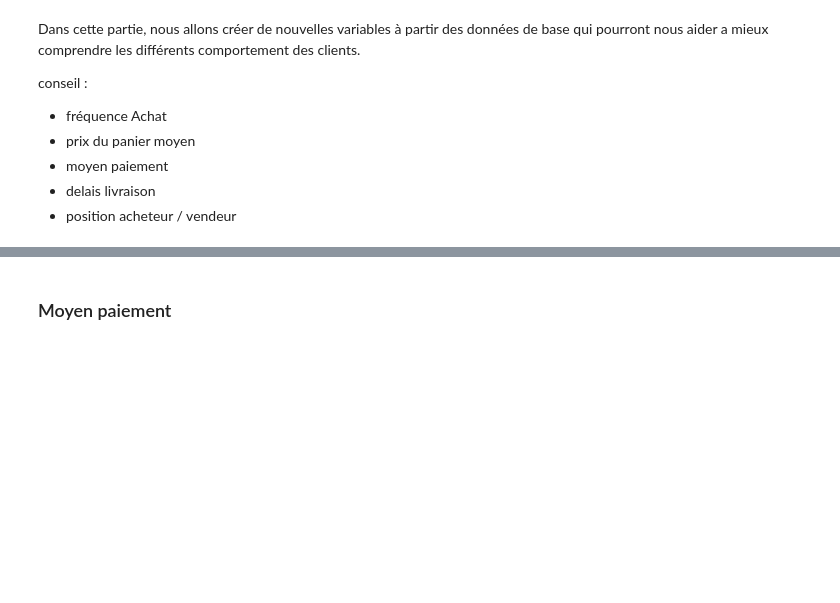
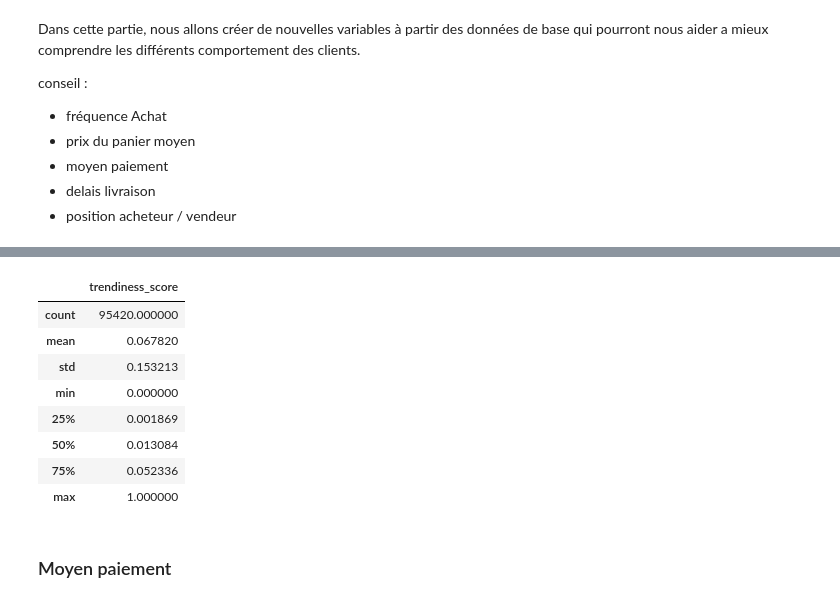
Before and after one commit to MaximeAlt/Brazilia, a Jupyter notebook: exploration.ipynb, the cells around one changed output, grey strips where cells are left out. Drawn from its saved outputs; the diff is of its cells as text; code cells hidden in the pictures; blank space fills up the shorter version.

```diff
--- a/exploration.ipynb
+++ b/exploration.ipynb
@@ -491,0 +489,12 @@ conseil :
+# %%
+# count the number of times each product has been purchased
+product_counts = df.groupby('product_id').size().reset_index(name='buying_frequency')
+
+# calculate average buying frequency for all products
+average_frequency = product_counts['buying_frequency'].mean()
+
+# calculate deviation from average for each product
+product_counts['deviation'] = product_counts['buying_frequency'] - average_frequency
+
+# normalize the deviation to get a score between 0 and 1
+product_counts['trendiness_score'] = (product_counts['deviation'] - product_counts['deviation'].min()) / (product_counts['deviation'].max() - product_counts['deviation'].min())
@@ -491,0 +515,2 @@ conseil :
+# %%
+df_trendy = df.merge(product_counts, on = 'product_id', how = 'left')
@@ -492,3 +535,20 @@ conseil :
+# %%
+df_trendy = df_trendy.groupby('customer_unique_id').aggregate({
+
+    'trendiness_score' : 'mean'
+    })
+# %%
+df_trendy.describe()
+# %% [output]
+|  | trendiness_score |
+| count | 95420.000000 |
+| mean | 0.067820 |
+| std | 0.153213 |
+| min | 0.000000 |
+| 25% | 0.001869 |
+| 50% | 0.013084 |
+| 75% | 0.052336 |
+| max | 1.000000 |
 # %% [markdown]
 ### Moyen paiement
 # %%
```
Also changed, not shown: parts of 13 cells of this notebook.
